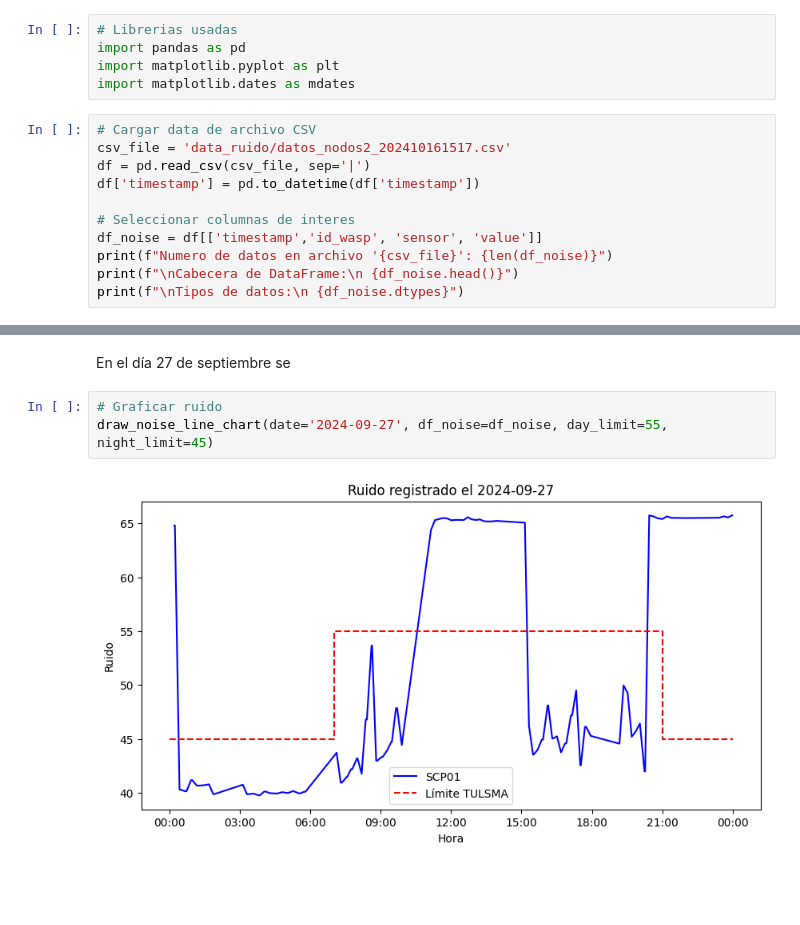
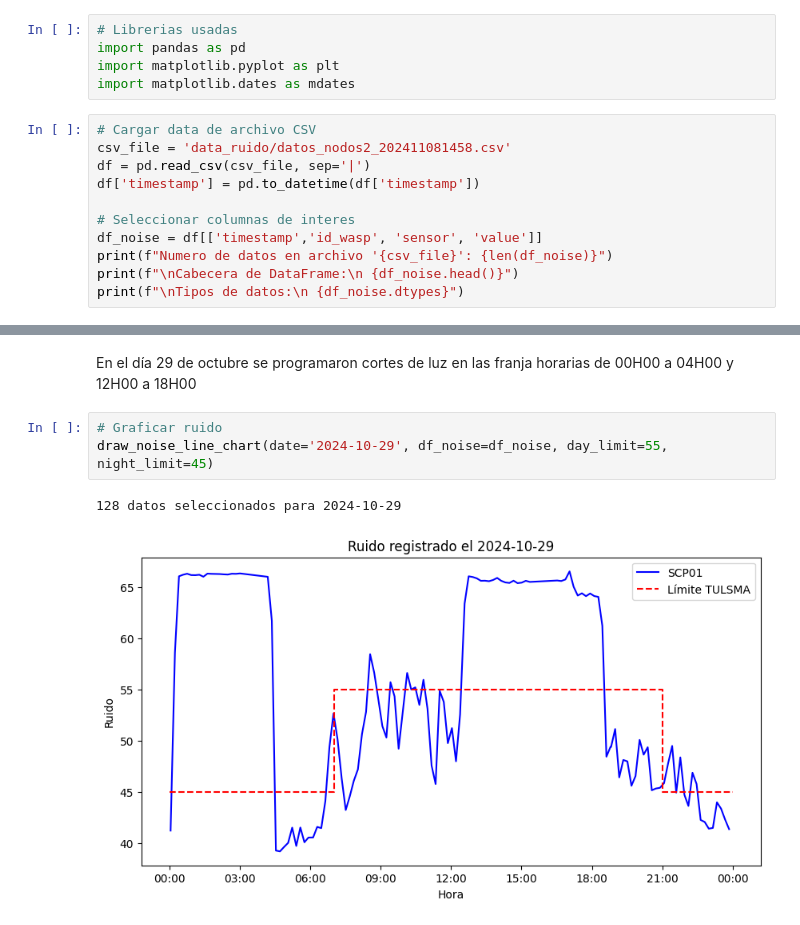
Before and after one commit to darespinoza/ruido_generador_ierse, a Jupyter notebook: ruido_generadores_oct.ipynb, the cells around one changed output, grey strips where cells are left out. Saved outputs shown, nothing was run; the diff lists cells and outputs as text; blank space fills up the shorter version.

```diff
--- a/ruido_generadores_oct.ipynb
+++ b/ruido_generadores_oct.ipynb
@@ -5,7 +5,7 @@ import matplotlib.pyplot as plt
 import matplotlib.dates as mdates
 # %%
 # Cargar data de archivo CSV
-csv_file = 'data_ruido/datos_nodos2_202410161517.csv'
+csv_file = 'data_ruido/datos_nodos2_202411081458.csv'
 df = pd.read_csv(csv_file, sep='|')
 df['timestamp'] = pd.to_datetime(df['timestamp'])
 
@@ -88,10 +89,11 @@ def draw_noise_line_chart(date:str, df_noise:pd.DataFrame, day_limit:float=0, ni
 
     # Mostrar el grafico
     plt.show
-# %% [markdown]
-En el día 27 de septiembre se
+# %% [markdown]
+En el día 29 de octubre se programaron cortes de luz en las franja horarias de 00H00 a 04H00 y 12H00 a 18H00
 # %%
 # Graficar ruido
-draw_noise_line_chart(date='2024-09-27', df_noise=df_noise, day_limit=55, night_limit=45)
+draw_noise_line_chart(date='2024-10-29', df_noise=df_noise, day_limit=55, night_limit=45)
 # %% [output]
+128 datos seleccionados para 2024-10-29
-[figure, old version]
+[figure, new version]
```
Also changed, not shown: parts of 6 cells of this notebook, 2 other files.
